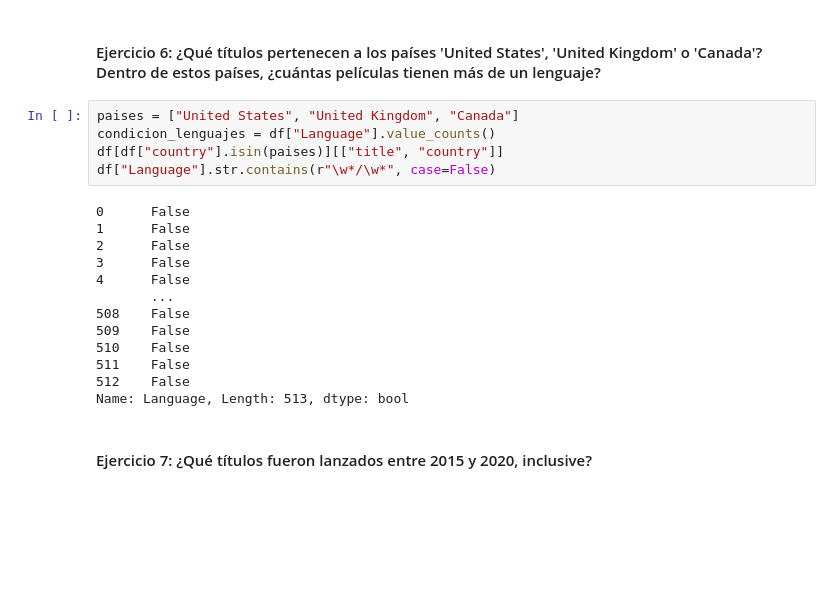
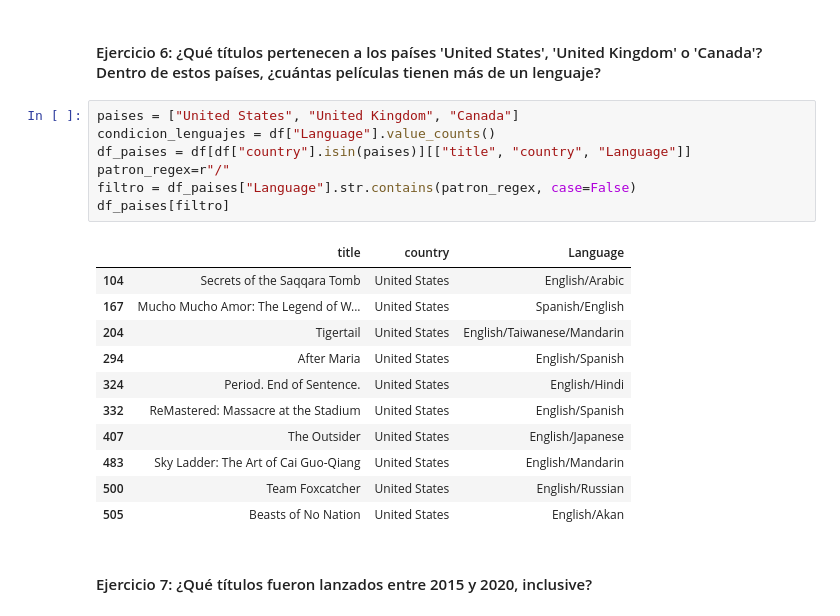
Before and after one commit to Ivan-BV/laboratorio-modulo2-leccion03-filtrado-y-groupby, a Jupyter notebook: laboratorio-modulo2-leccion03-filtrado.ipynb, the cells around one changed output. Cells and saved outputs as stored; diff of their text form; blank space fills up the shorter version.

```diff
--- a/laboratorio-modulo2-leccion03-filtrado.ipynb
+++ b/laboratorio-modulo2-leccion03-filtrado.ipynb
@@ -125,21 +125,22 @@ df[condicion_directores | condicion_directores2][["title", "director"]].reset_in
 # %%
 paises = ["United States", "United Kingdom", "Canada"]
 condicion_lenguajes = df["Language"].value_counts()
-df[df["country"].isin(paises)][["title", "country"]]
-df["Language"].str.contains(r"\w*/\w*", case=False)
+df_paises = df[df["country"].isin(paises)][["title", "country", "Language"]]
+patron_regex=r"/"
+filtro = df_paises["Language"].str.contains(patron_regex, case=False)
+df_paises[filtro]
 # %% [output]
-0      False
-1      False
-2      False
-3      False
-4      False
-       ...
-508    False
-509    False
-510    False
-511    False
-512    False
-Name: Language, Length: 513, dtype: bool
+|  | title | country | Language |
+| 104 | Secrets of the Saqqara Tomb | United States | English/Arabic |
+| 167 | Mucho Mucho Amor: The Legend of W... | United States | Spanish/English |
+| 204 | Tigertail | United States | English/Taiwanese/Mandarin |
+| 294 | After Maria | United States | English/Spanish |
+| 324 | Period. End of Sentence. | United States | English/Hindi |
+| 332 | ReMastered: Massacre at the Stadium | United States | English/Spanish |
+| 407 | The Outsider | United States | English/Japanese |
+| 483 | Sky Ladder: The Art of Cai Guo-Qiang | United States | English/Mandarin |
+| 500 | Team Foxcatcher | United States | English/Russian |
+| 505 | Beasts of No Nation | United States | English/Akan |
 # %% [markdown]
 #### Ejercicio 7: ¿Qué títulos fueron lanzados entre 2015 y 2020, inclusive?
 # %%
```
